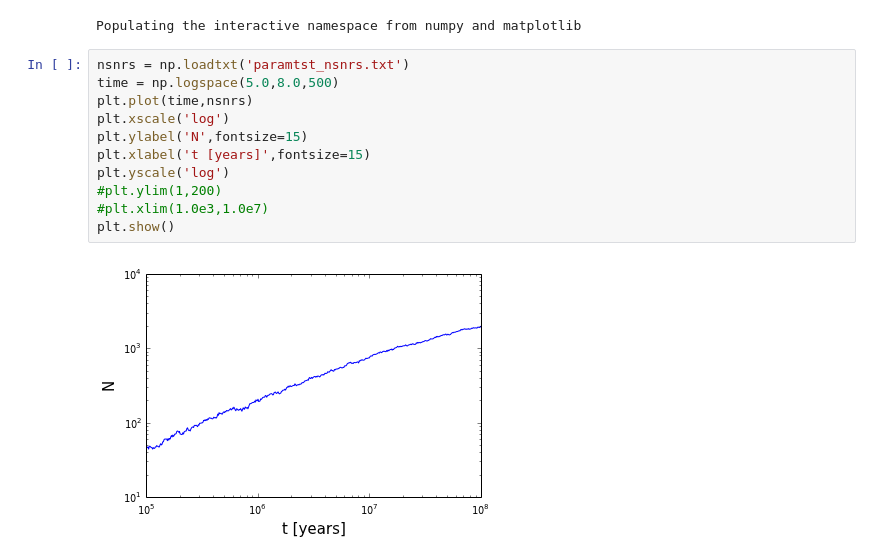
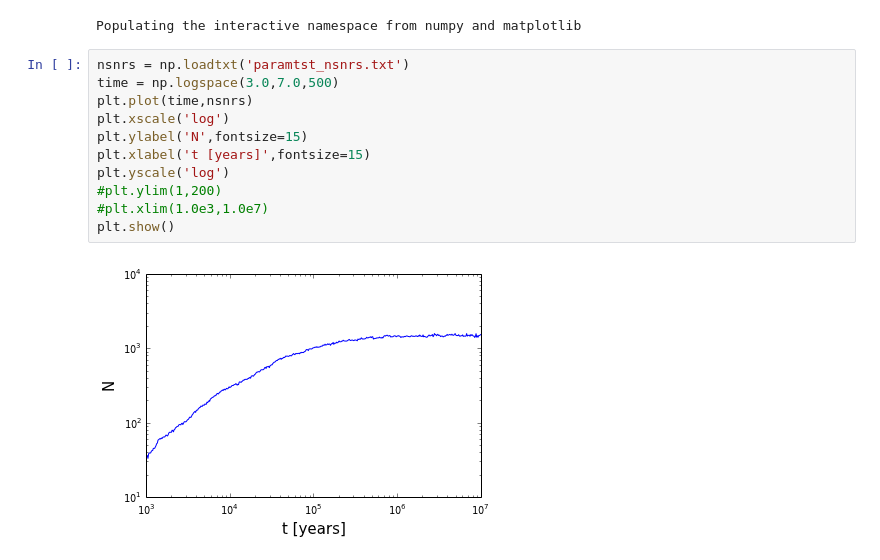
Before and after one commit to sks67/RadioSNRs, a Jupyter notebook: RADSNRS/DataAnalysis/Energies.ipynb, the cells around one changed output. Drawn from its saved outputs; the diff is of its cells as text.

```diff
--- a/RADSNRS/DataAnalysis/Energies.ipynb
+++ b/RADSNRS/DataAnalysis/Energies.ipynb
@@ -4,17 +4,17 @@
 Populating the interactive namespace from numpy and matplotlib
 # %%
 nsnrs = np.loadtxt('paramtst_nsnrs.txt')
-time = np.logspace(5.0,8.0,500)
+time = np.logspace(3.0,7.0,500)
 plt.plot(time,nsnrs)
 plt.xscale('log')
 plt.ylabel('N',fontsize=15)
 plt.xlabel('t [years]',fontsize=15)
 plt.yscale('log')
 #plt.ylim(1,200)
 #plt.xlim(1.0e3,1.0e7)
 plt.show()
 # %% [output]
-[figure, old version]
+[figure, new version]
 # %%
 array = 10**(np.random.normal(loc=51.0,scale=0.28,size=1000000)-51.0)
 bns = np.logspace(np.log10(array.min()),np.log10(array.max()),100)
```
Also changed, not shown: parts of 2 cells of this notebook, 10 other files.
